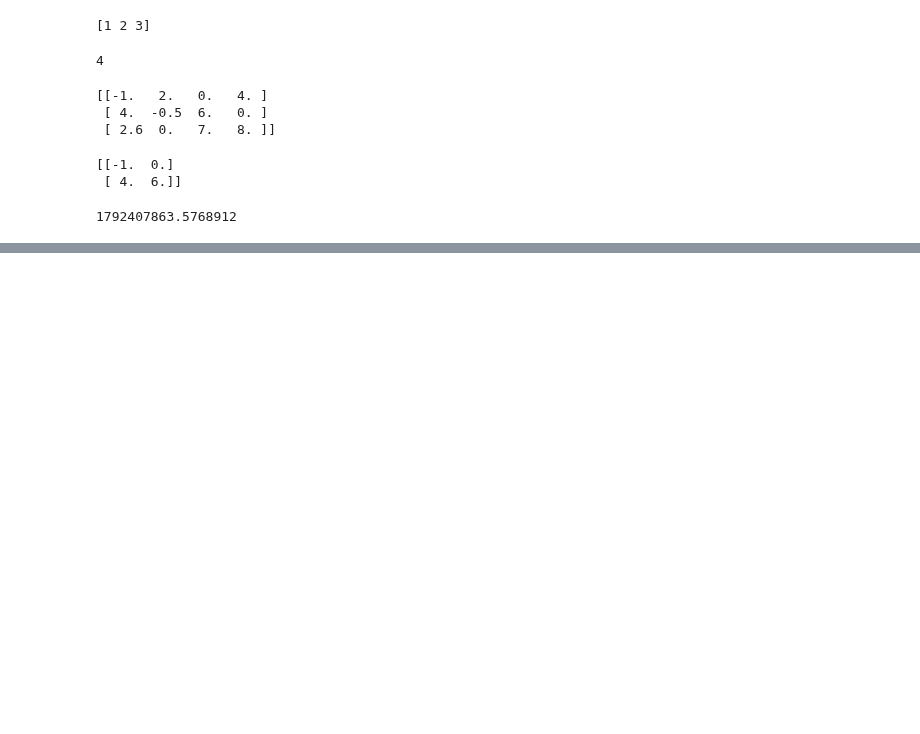
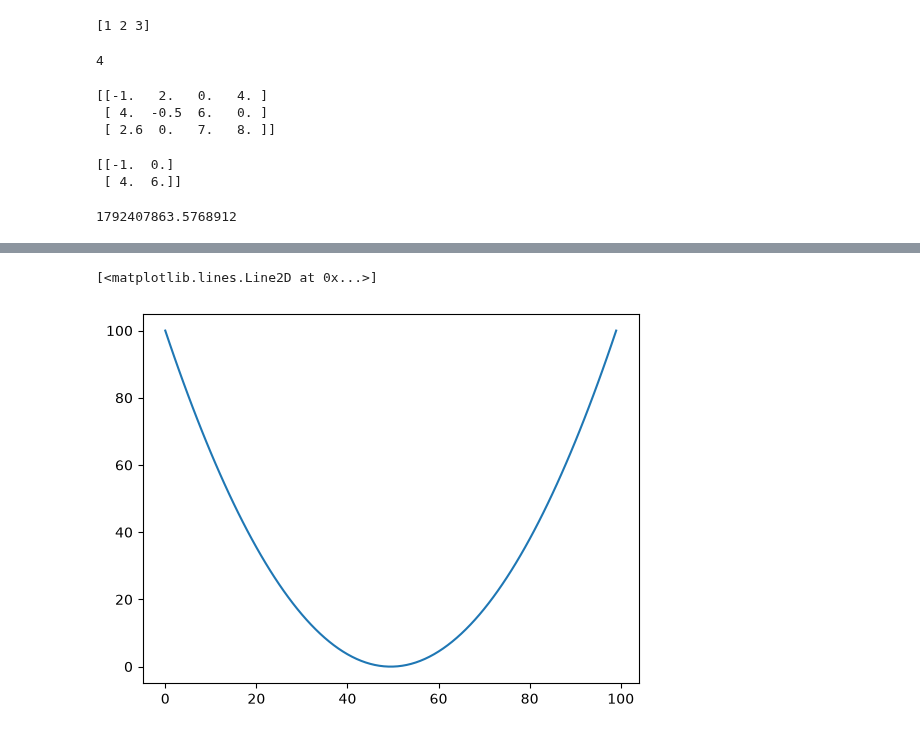
Before and after one commit to rsujl/15-Days-Python, a Jupyter notebook: Numpy/Numpy.ipynb, the cells around one changed output, grey strips where cells are left out. Drawn from its saved outputs; the diff is of its cells as text; code cells hidden in the pictures; blank space fills up the shorter version.

```diff
--- a/Numpy/Numpy.ipynb
+++ b/Numpy/Numpy.ipynb
@@ -45,0 +648,6 @@ time.time()
+# %%
+import matplotlib.pyplot as plt
+plt.plot(x**2)
+# %% [output]
+[<matplotlib.lines.Line2D at 0x...>]
+[figure, added]
```
Also changed, not shown: parts of 159 cells of this notebook.
